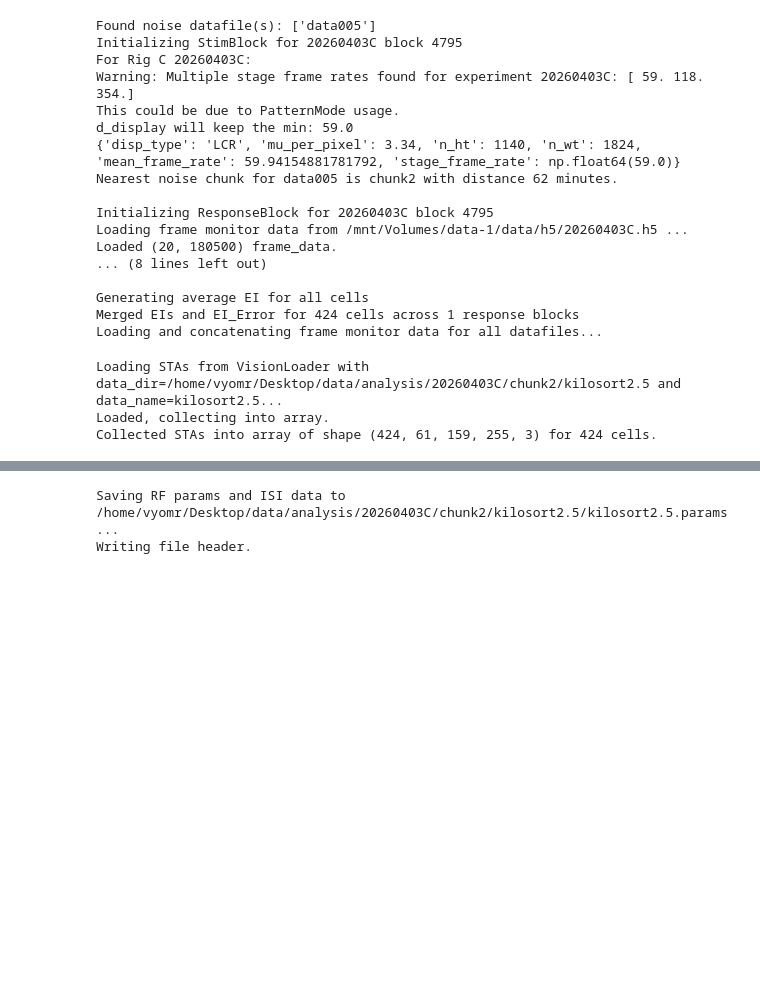
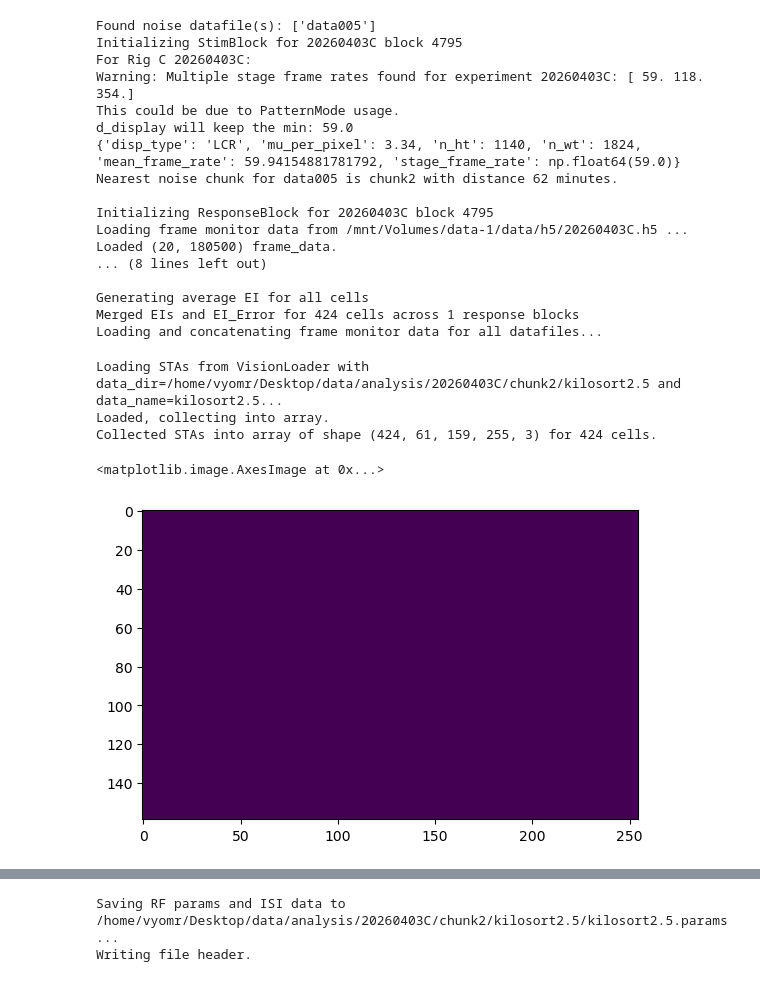
Before and after one commit to DRezeanu/retinanalysis, a Jupyter notebook: nbs/vr_rfs2.ipynb, the cells around one changed output, grey strips where cells are left out. Drawn from its saved outputs; the diff is of its cells as text; code cells hidden in the pictures; blank space fills up the shorter version.

```diff
--- a/nbs/vr_rfs2.ipynb
+++ b/nbs/vr_rfs2.ipynb
@@ -39,6 +39,39 @@ stas, cell_ids = ra.sta.load_stas_from_vl(
 Loading STAs from VisionLoader with data_dir=/home/vyomr/Desktop/data/analysis/20260403C/chunk2/kilosort2.5 and data_name=kilosort2.5...
 Loaded, collecting into array.
 Collected STAs into array of shape (424, 61, 159, 255, 3) for 424 cells.
+# %%
+import numpy as np
+def get_masks(stas):
+    # Get peak index of each cell's STA
+    n_cells, n_depth, n_height, n_width, n_channels = stas.shape
+    peak_idxs = np.argmax(np.abs(stas).reshape(n_cells, -1), axis=1)
+    peak_ts, peak_hs, peak_ws, peak_cs = np.unravel_index(peak_idxs, (n_depth, n_height, n_width, n_channels))
+
+    # Collect center pixel timecourse for every channel for final output.
+    timecourses = stas[np.arange(n_cells), :, peak_hs, peak_ws, :]
+
+    # Get peak spatial frame [K, H, W].
+    spatial_stas = stas[np.arange(n_cells), peak_ts, :, :, peak_cs]
+
+    # Collect signs, will save later for On/Off auto classification.
+    signs = np.sign(stas[np.arange(n_cells), peak_ts, peak_hs, peak_ws, peak_cs])
+
+    # Make them all "ON" i.e. positive peaks
+    spatial_stas = spatial_stas * signs[:, np.newaxis, np.newaxis]
+
+    ## Estimate initial sigmas from mask.
+    # Make high SNR mask, with threshold of top 10% of values in the peak frame
+    thresholds = np.percentile(spatial_stas.reshape(n_cells, -1), 90, axis=1)
+    thresholds = thresholds.reshape(-1, 1, 1)
+    masks = np.where(spatial_stas > thresholds, 1, 0)
+    return masks, (peak_ts, peak_hs, peak_ws, peak_cs)
+masks, peaks = get_masks(stas)
+# %%
+import matplotlib.pyplot as plt
+plt.imshow(masks[29])
+# %% [output]
+<matplotlib.image.AxesImage at 0x...>
+[figure, added]
 # %%
 import importlib
 importlib.reload(ra.rfs)
```
Also changed, not shown: parts of 1 cell of this notebook, 1 other file.
